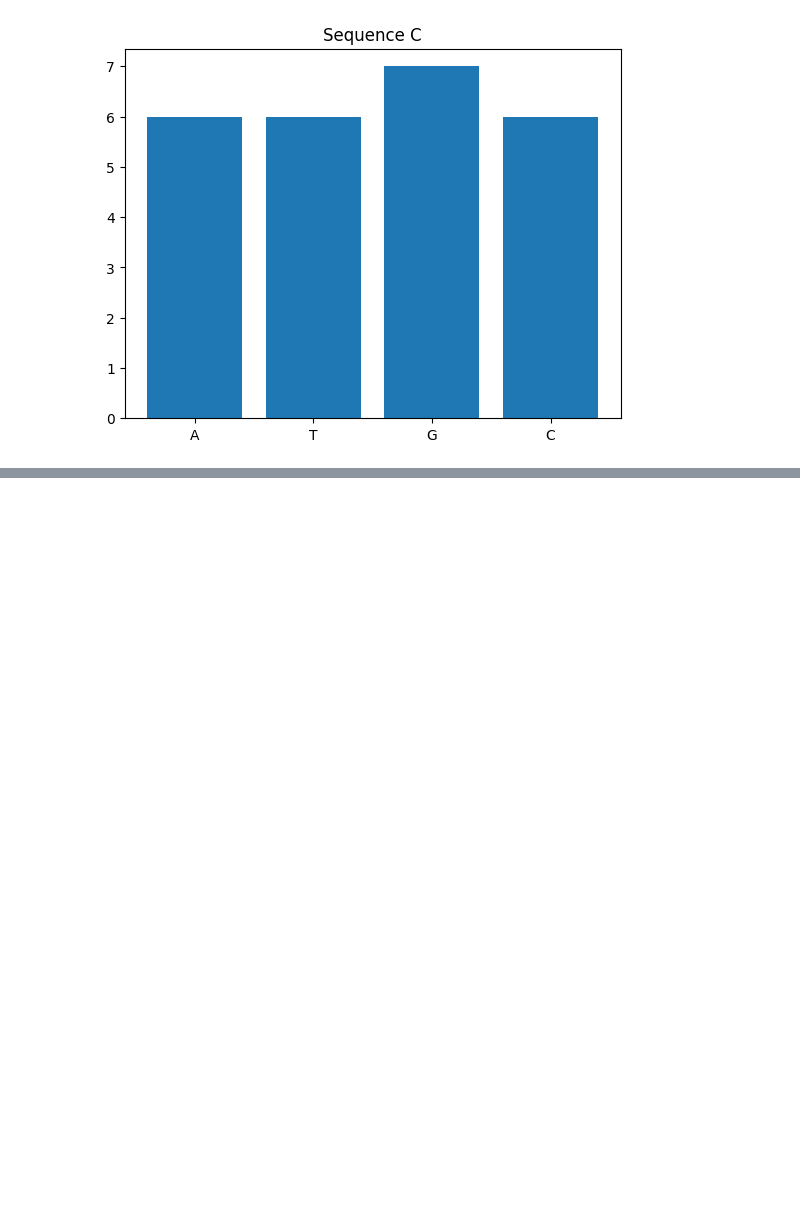
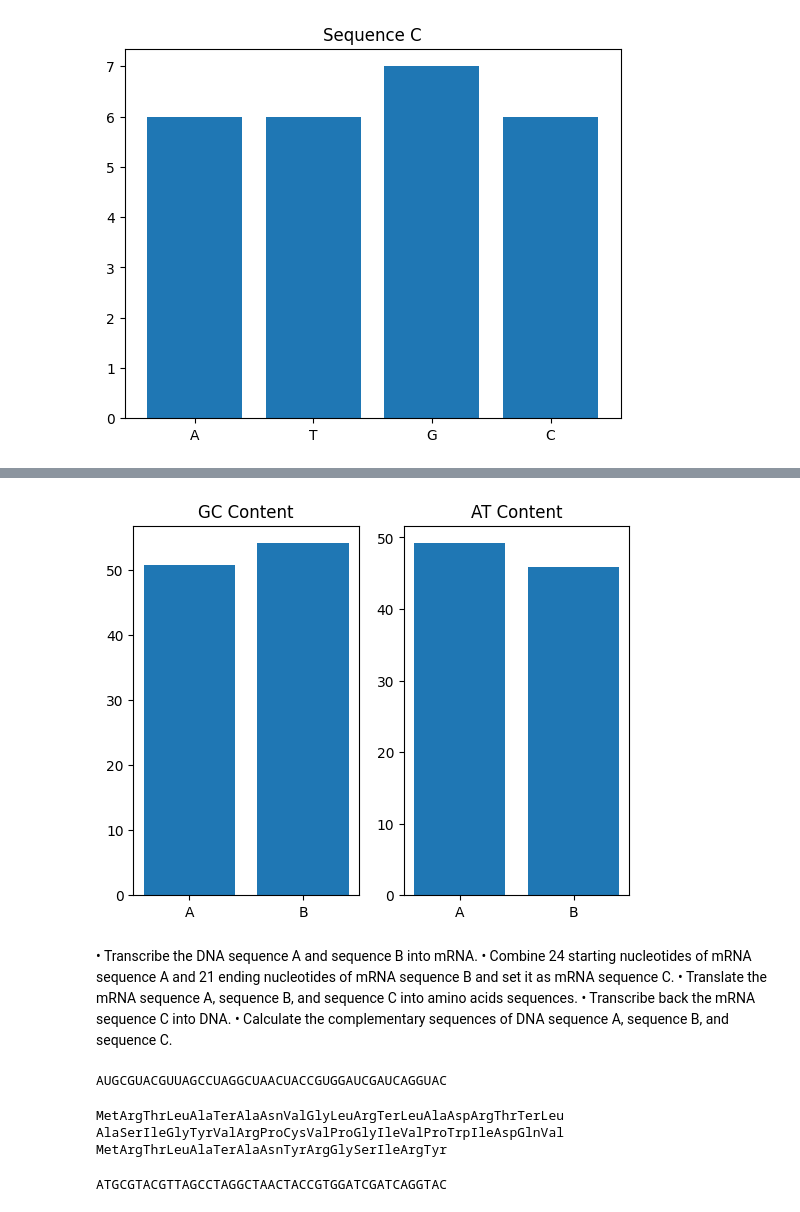
Before and after one commit to rafisnaen/Computational_Biology, a Jupyter notebook: All_In_One.ipynb, the cells around one changed output, grey strips where cells are left out. Cells and saved outputs as stored; diff of their text form; code cells hidden in the pictures; blank space fills up the shorter version.

```diff
--- a/All_In_One.ipynb
+++ b/All_In_One.ipynb
@@ -88,0 +116,53 @@ plt.show()
+# %%
+from Bio.SeqUtils import GC
+GC_A = GC(Seq_A)
+GC_B = GC(Seq_B)
+
+AT_A = 100 - GC_A
+AT_B = 100 - GC_B
+
+_,axs = plt.subplots(1,2)
+axs[0].bar(["A", "B"], [GC_A, GC_B])
+axs[0].set_title("GC Content")
+axs[1].bar(["A", "B"], [AT_A, AT_B])
+axs[1].set_title("AT Content")
+plt.show()
+# %% [output]
+[figure, added]
+# %% [markdown]
+•	Transcribe the DNA sequence A and sequence B into mRNA.
+•	Combine 24 starting nucleotides of mRNA sequence A and 21 ending nucleotides of mRNA sequence B and set it as mRNA sequence C.
+•	Translate the mRNA sequence A, sequence B, and sequence C into amino acids sequences.
+•	Transcribe back the mRNA sequence C into DNA.
+•	Calculate the complementary sequences of DNA sequence A, sequence B, and sequence C.
+# %%
+mRNA_A = Seq_A.transcribe()
+mRNA_B = Seq_B.transcribe()
+
+mRNA_C = mRNA_A[:24] + mRNA_B[-21:]
+print(mRNA_C)
+# %% [output]
+AUGCGUACGUUAGCCUAGGCUAACUACCGUGGAUCGAUCAGGUAC
+# %%
+from Bio.SeqUtils import seq3
+
+translate_A = mRNA_A.translate()
+translate_B = mRNA_B.translate()
+translate_C = mRNA_C.translate()
+
+Amino_Acid_A = seq3(translate_A)
+Amino_Acid_B = seq3(translate_B)
+Amino_Acid_C = seq3(translate_C)
+
+print(Amino_Acid_A)
+print(Amino_Acid_B)
+print(Amino_Acid_C)
+# %% [output]
+MetArgThrLeuAlaTerAlaAsnValGlyLeuArgTerLeuAlaAspArgThrTerLeu
+AlaSerIleGlyTyrValArgProCysValProGlyIleValProTrpIleAspGlnVal
+MetArgThrLeuAlaTerAlaAsnTyrArgGlySerIleArgTyr
+# %%
+Seq_C = mRNA_C.back_transcribe()
+print(Seq_C)
+# %% [output]
+ATGCGTACGTTAGCCTAGGCTAACTACCGTGGATCGATCAGGTAC
```
Also changed, not shown: parts of 17 cells of this notebook, 1 other file.
